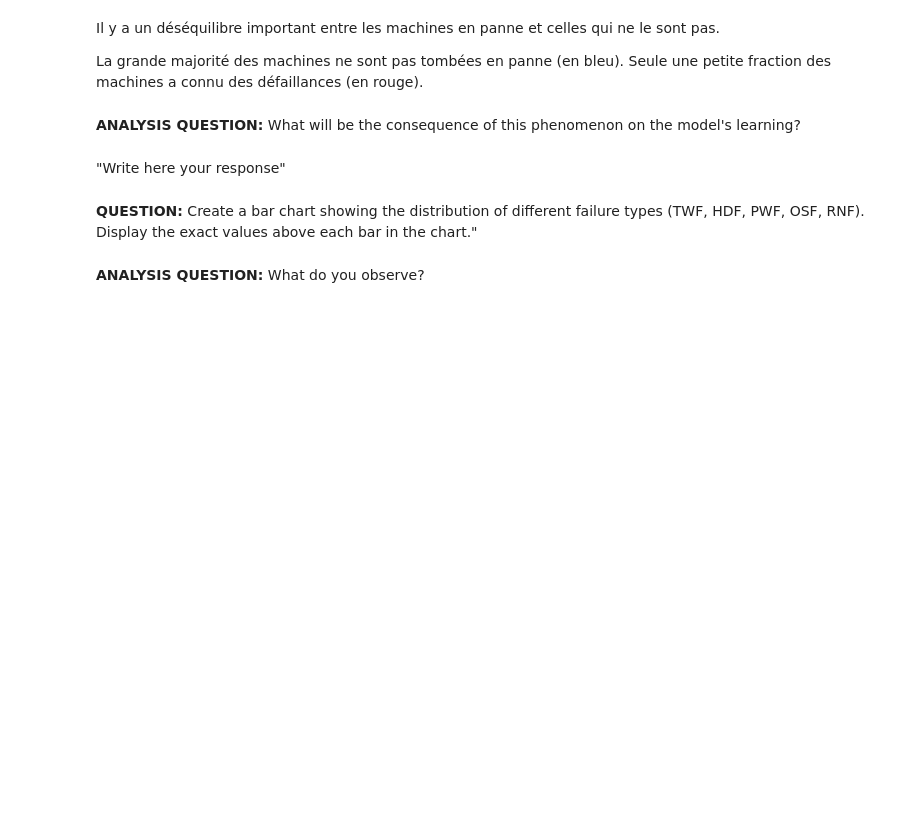
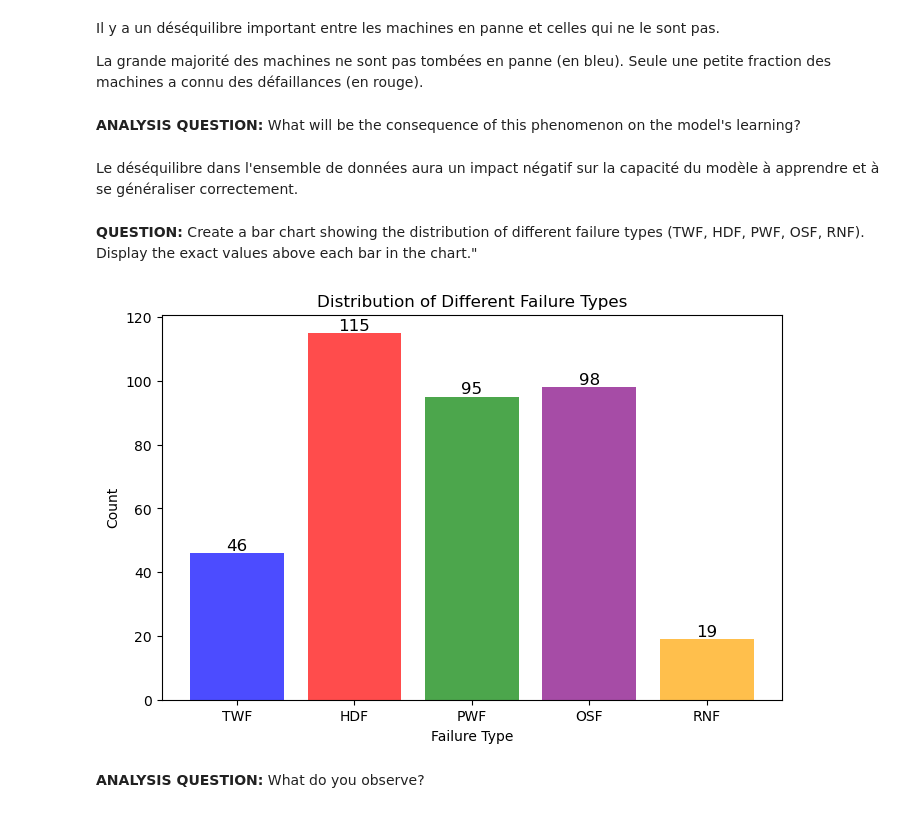
Before and after one commit to rosecymbler/IAEmbarquee, a Jupyter notebook: TP_IA_EMBARQUEE.ipynb, the cells around one changed output. Saved outputs shown, nothing was run; the diff lists cells and outputs as text; code cells hidden in the pictures; blank space fills up the shorter version.

```diff
--- a/TP_IA_EMBARQUEE.ipynb
+++ b/TP_IA_EMBARQUEE.ipynb
@@ -77,10 +77,29 @@ Il y a un déséquilibre important entre les machines en panne et celles qui ne
 La grande majorité des machines ne sont pas tombées en panne (en bleu). Seule une petite fraction des machines a connu des défaillances (en rouge).
 # %% [markdown]
 **ANALYSIS QUESTION:** What will be the consequence of this phenomenon on the model's learning?
-# %% [markdown]
-"Write here your response"
+# %% [markdown]
+Le déséquilibre dans l'ensemble de données aura un impact négatif sur la capacité du modèle à apprendre et à se généraliser correctement.
 # %% [markdown]
 **QUESTION:** Create a bar chart showing the distribution of different failure types (TWF, HDF, PWF, OSF, RNF). Display the exact values above each bar in the chart."
+# %%
+# On compte le nombre d'occurrences de chaque type de panne
+failure_types = ["TWF", "HDF", "PWF", "OSF", "RNF"]
+failure_counts = df[failure_types].sum()
+
+plt.figure(figsize=(8,5))
+bars = plt.bar(failure_counts.index, failure_counts.values, alpha=0.7, color=['blue', 'red', 'green', 'purple', 'orange'])
+
+# valeurs au-dessus de chaque barre
+for bar in bars:
+    yval = bar.get_height()
+    plt.text(bar.get_x() + bar.get_width()/2, yval, int(yval), ha='center', va='bottom', fontsize=12)
+
+plt.xlabel("Failure Type")
+plt.ylabel("Count")
+plt.title("Distribution of Different Failure Types")
+plt.show()
+# %% [output]
+[figure, added]
 # %% [markdown]
 **ANALYSIS QUESTION:** What do you observe?
 # %% [markdown]
```
Also changed, not shown: parts of 2 cells of this notebook.
